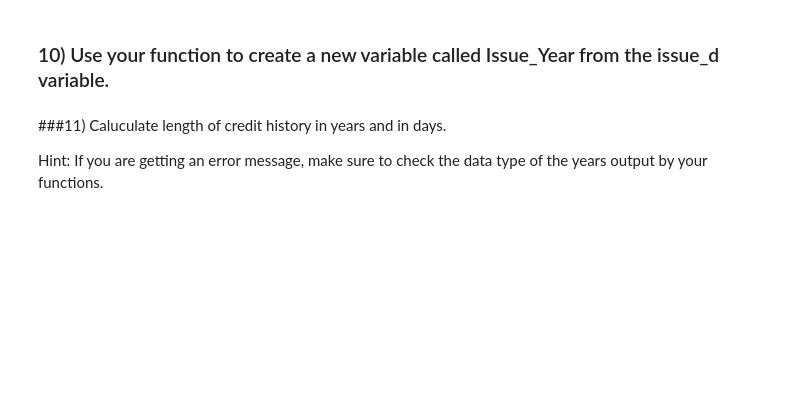
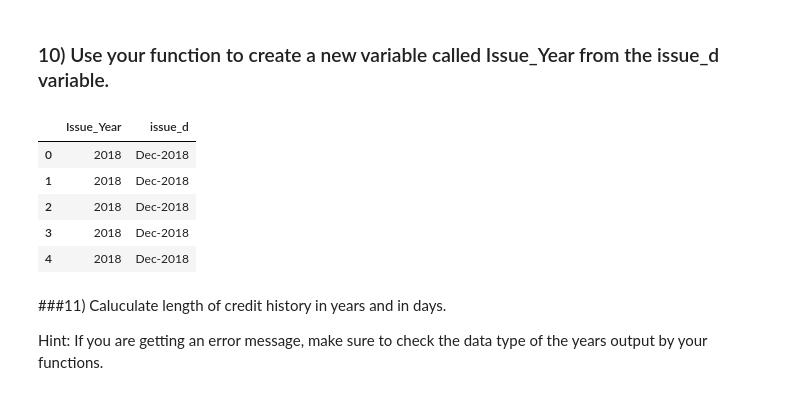
Before and after one commit to doffing81/DS-Unit-1-Sprint-1-Data-Wrangling-and-Storytelling, a Jupyter notebook: module2-make-features/LS_DS_112_Make_Features_Assignment.ipynb, the cells around one changed output. Cells and saved outputs as stored; diff of their text form; code cells hidden in the pictures; blank space fills up the shorter version.

```diff
--- a/module2-make-features/LS_DS_112_Make_Features_Assignment.ipynb
+++ b/module2-make-features/LS_DS_112_Make_Features_Assignment.ipynb
@@ -179,3 +195,14 @@ Run your function using the simple test case in 6).
+# %%
+df['Issue_Year'] = df['issue_d'].apply(credit_yr)
+
+df[['Issue_Year', 'issue_d']].head()
+# %% [output]
+|  | Issue_Year | issue_d |
+| 0 | 2018 | Dec-2018 |
+| 1 | 2018 | Dec-2018 |
+| 2 | 2018 | Dec-2018 |
+| 3 | 2018 | Dec-2018 |
+| 4 | 2018 | Dec-2018 |
 # %% [markdown]
 ###11) Caluculate length of credit history in years and in days.
 
```
Also changed, not shown: parts of 13 cells of this notebook.
